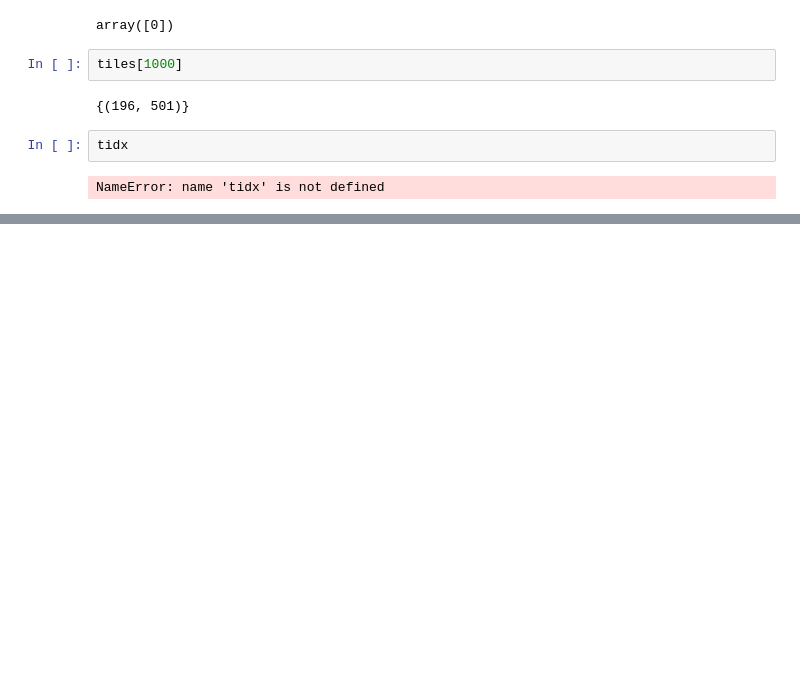
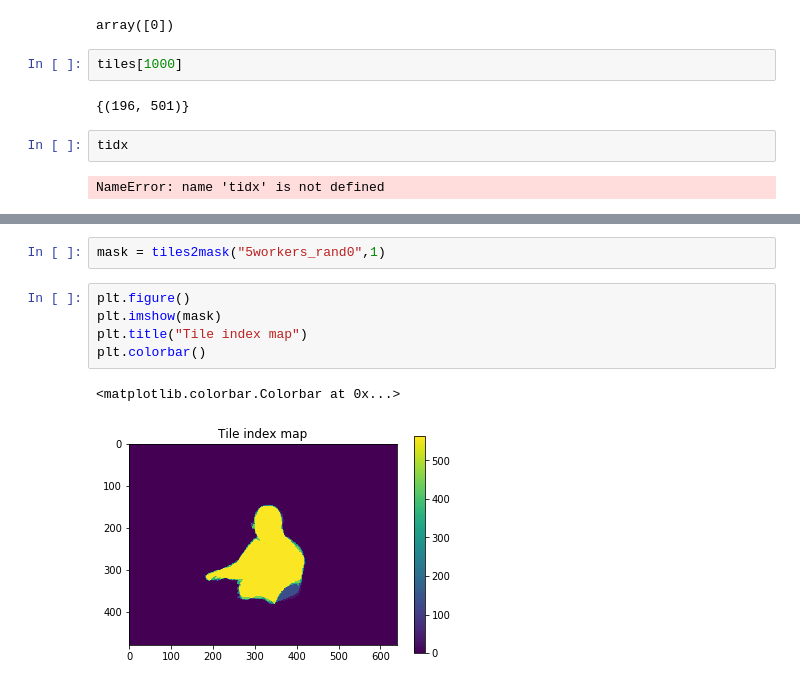
Before and after one commit to cognoscentai/segmentation, a Jupyter notebook: ipynb/Untitled.ipynb, the cells around one changed output, grey strips where cells are left out. Cells and saved outputs as stored; diff of their text form; blank space fills up the shorter version.

```diff
--- a/ipynb/Untitled.ipynb
+++ b/ipynb/Untitled.ipynb
@@ -73,0 +150,10 @@ tiles
+# %%
+mask = tiles2mask("5workers_rand0",1)
+# %%
+plt.figure()
+plt.imshow(mask)
+plt.title("Tile index map")
+plt.colorbar()
+# %% [output]
+<matplotlib.colorbar.Colorbar at 0x...>
+[figure, added]
```
Also changed, not shown: parts of 16 cells of this notebook, 3 other files.
